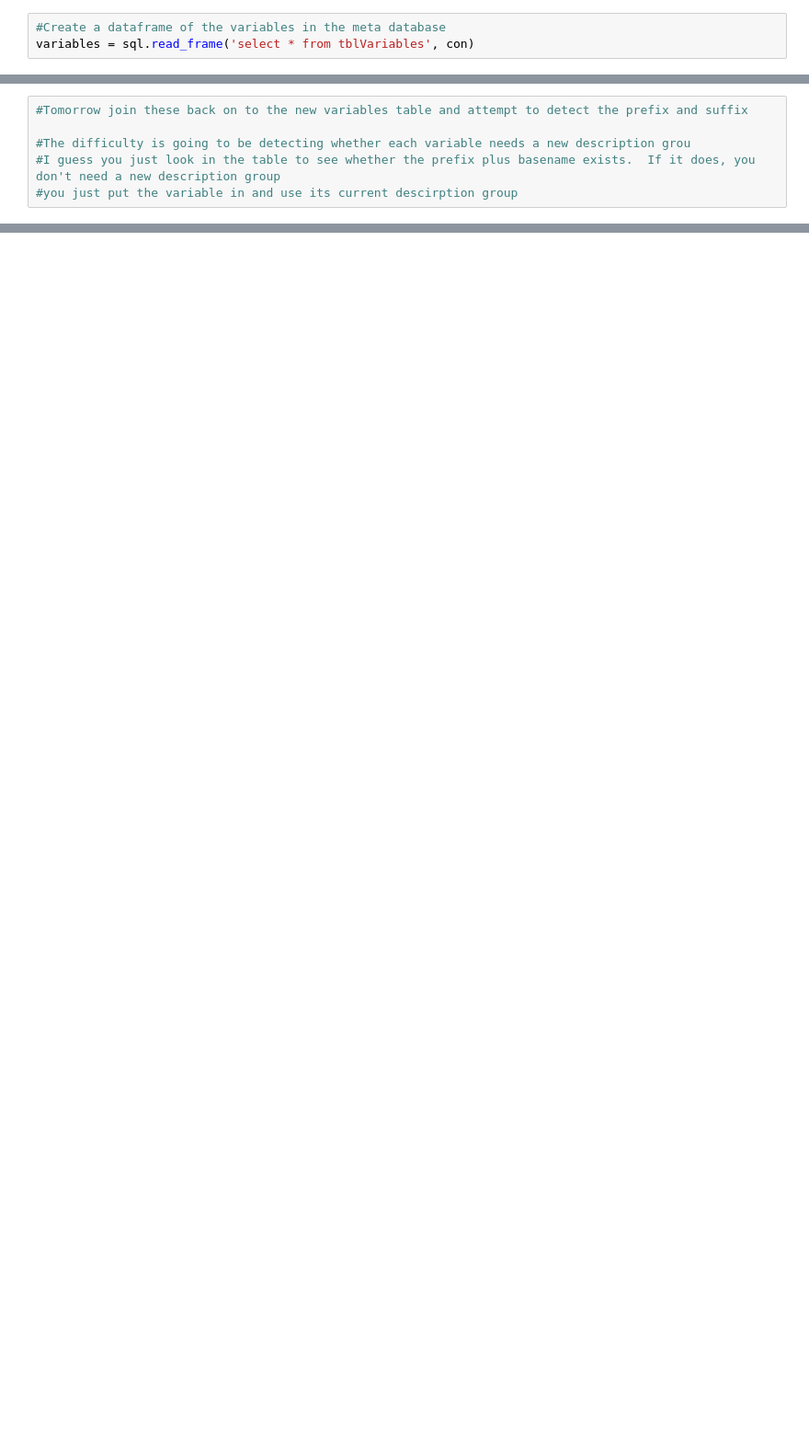
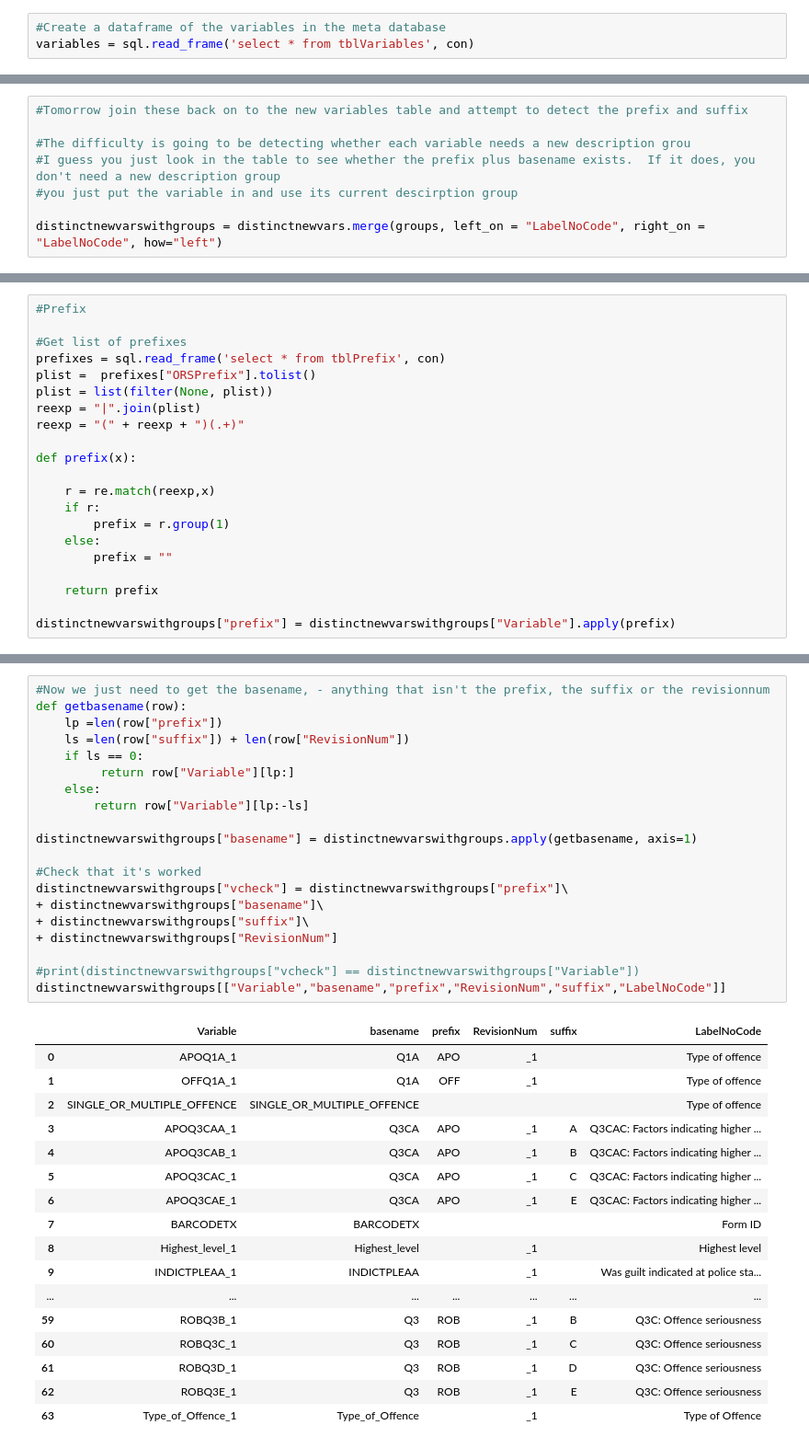
Before and after one commit to RobinL/updatemetadatabase, a Jupyter notebook: Detect new variables.ipynb, the cells around one changed output, grey strips where cells are left out. Shown at 92% size. Drawn from its saved outputs; the diff is of its cells as text; blank space fills up the shorter version.

```diff
--- a/Detect new variables.ipynb
+++ b/Detect new variables.ipynb
@@ -100,3 +91,5 @@ groups = distinctnewvars.groupby("LabelNoCode").size().reset_index()
 #The difficulty is going to be detecting whether each variable needs a new description grou
 #I guess you just look in the table to see whether the prefix plus basename exists.  If it does, you don't need a new description group
 #you just put the variable in and use its current descirption group
+
+distinctnewvarswithgroups = distinctnewvars.merge(groups, left_on = "LabelNoCode", right_on = "LabelNoCode", how="left")
@@ -102,0 +112,21 @@ groups = distinctnewvars.groupby("LabelNoCode").size().reset_index()
+# %%
+#Prefix
+
+#Get list of prefixes
+prefixes = sql.read_frame('select * from tblPrefix', con)
+plist =  prefixes["ORSPrefix"].tolist()
+plist = list(filter(None, plist))
+reexp = "|".join(plist)
+reexp = "(" + reexp + ")(.+)"
+
+def prefix(x):
+
+    r = re.match(reexp,x)
+    if r:
+        prefix = r.group(1)
+    else:
+        prefix = ""
+
+    return prefix
+
+distinctnewvarswithgroups["prefix"] = distinctnewvarswithgroups["Variable"].apply(prefix)
@@ -102,0 +212,38 @@ groups = distinctnewvars.groupby("LabelNoCode").size().reset_index()
+# %%
+#Now we just need to get the basename, - anything that isn't the prefix, the suffix or the revisionnum
+def getbasename(row):
+    lp =len(row["prefix"])
+    ls =len(row["suffix"]) + len(row["RevisionNum"])
+    if ls == 0:
+         return row["Variable"][lp:]
+    else:
+        return row["Variable"][lp:-ls]
+
+distinctnewvarswithgroups["basename"] = distinctnewvarswithgroups.apply(getbasename, axis=1)
+
+#Check that it's worked
+distinctnewvarswithgroups["vcheck"] = distinctnewvarswithgroups["prefix"]\
++ distinctnewvarswithgroups["basename"]\
++ distinctnewvarswithgroups["suffix"]\
++ distinctnewvarswithgroups["RevisionNum"]
+
+#print(distinctnewvarswithgroups["vcheck"] == distinctnewvarswithgroups["Variable"])
+distinctnewvarswithgroups[["Variable","basename","prefix","RevisionNum","suffix","LabelNoCode"]]
+# %% [output]
+|  | Variable | basename | prefix | RevisionNum | suffix | LabelNoCode |
+| 0 | APOQ1A_1 | Q1A | APO | _1 |  | Type of offence |
+| 1 | OFFQ1A_1 | Q1A | OFF | _1 |  | Type of offence |
+| 2 | SINGLE_OR_MULTIPLE_OFFENCE | SINGLE_OR_MULTIPLE_OFFENCE |  |  |  | Type of offence |
+| 3 | APOQ3CAA_1 | Q3CA | APO | _1 | A | Q3CAC: Factors indicating higher ... |
+| 4 | APOQ3CAB_1 | Q3CA | APO | _1 | B | Q3CAC: Factors indicating higher ... |
+| 5 | APOQ3CAC_1 | Q3CA | APO | _1 | C | Q3CAC: Factors indicating higher ... |
+| 6 | APOQ3CAE_1 | Q3CA | APO | _1 | E | Q3CAC: Factors indicating higher ... |
+| 7 | BARCODETX | BARCODETX |  |  |  | Form ID |
+| 8 | Highest_level_1 | Highest_level |  | _1 |  | Highest level |
+| 9 | INDICTPLEAA_1 | INDICTPLEAA |  | _1 |  | Was guilt indicated at police sta... |
+| ... | ... | ... | ... | ... | ... | ... |
+| 59 | ROBQ3B_1 | Q3 | ROB | _1 | B | Q3C: Offence seriousness |
+| 60 | ROBQ3C_1 | Q3 | ROB | _1 | C | Q3C: Offence seriousness |
+| 61 | ROBQ3D_1 | Q3 | ROB | _1 | D | Q3C: Offence seriousness |
+| 62 | ROBQ3E_1 | Q3 | ROB | _1 | E | Q3C: Offence seriousness |
+| 63 | Type_of_Offence_1 | Type_of_Offence |  | _1 |  | Type of Offence |
```
Also changed, not shown: parts of 17 cells of this notebook.
